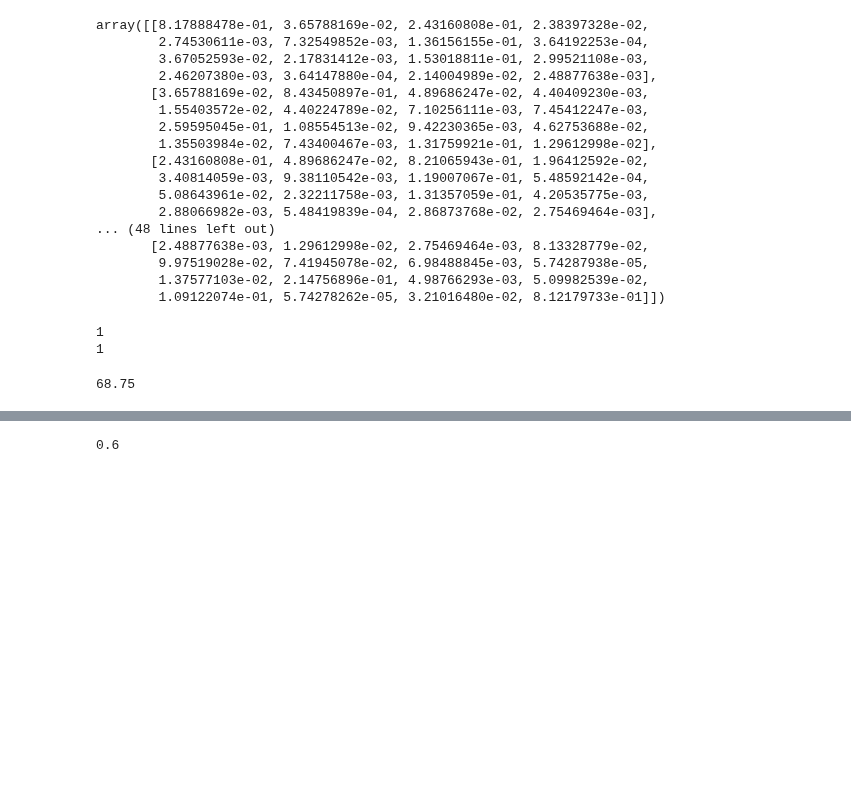
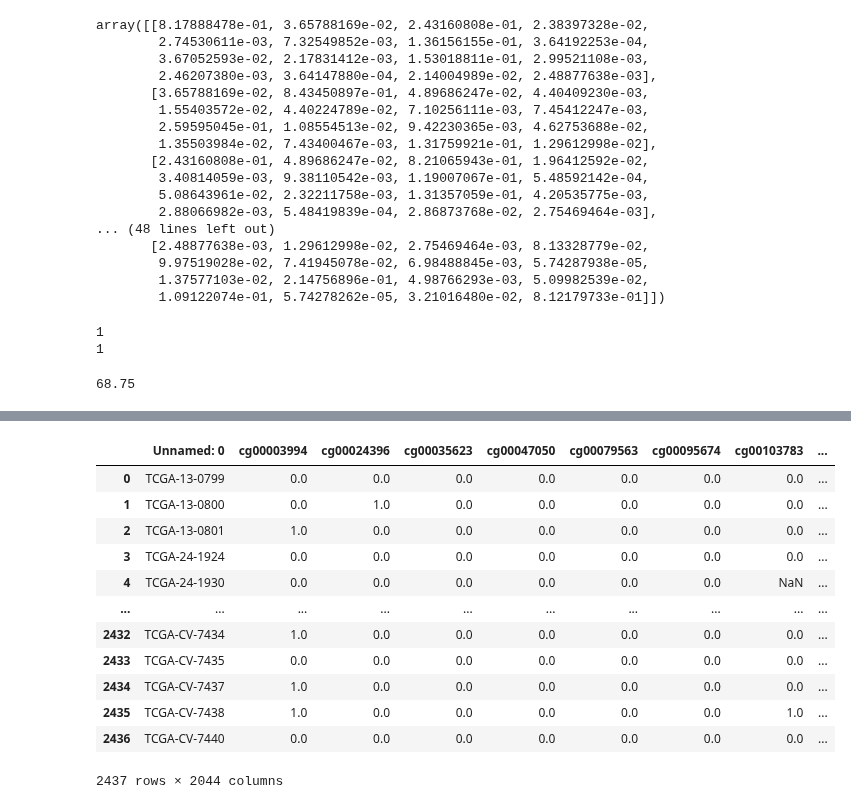
Before and after one commit to RafRomB/imml, a Jupyter notebook: Untitled.ipynb, the cells around one changed output, grey strips where cells are left out. Drawn from its saved outputs; the diff is of its cells as text; code cells hidden in the pictures; blank space fills up the shorter version.

```diff
--- a/Untitled.ipynb
+++ b/Untitled.ipynb
@@ -387,7 +556,5 @@ from snf.compute import _find_dominate_set
 # %%
-p
+pd.read_csv("imvc/datasets/data/simulated_netMUG/simulated_netMUG_y.csv").to_csv("imvc/datasets/data/simulated_netMUG/simulated_netMUG_y.csv")
-# %% [output]
-0.6
 # %%
 model.initialize_wh()
 # %%
@@ -828,3 +998,16 @@ with open(os.path.join("imvc/datasets/data/digits", 'metadata.json'), 'w') as fp
 # %%
-mat = scipy.io.loadmat('imvc/datasets/data/caltech101/Caltech101-all.mat')
-mat
+a
+# %% [output]
+|  | Unnamed: 0 | cg00003994 | cg00024396 | cg00035623 | cg00047050 | cg00079563 | cg00095674 | cg00103783 | ... |
+| 0 | TCGA-13-0799 | 0.0 | 0.0 | 0.0 | 0.0 | 0.0 | 0.0 | 0.0 | ... |
+| 1 | TCGA-13-0800 | 0.0 | 1.0 | 0.0 | 0.0 | 0.0 | 0.0 | 0.0 | ... |
+| 2 | TCGA-13-0801 | 1.0 | 0.0 | 0.0 | 0.0 | 0.0 | 0.0 | 0.0 | ... |
+| 3 | TCGA-24-1924 | 0.0 | 0.0 | 0.0 | 0.0 | 0.0 | 0.0 | 0.0 | ... |
+| 4 | TCGA-24-1930 | 0.0 | 0.0 | 0.0 | 0.0 | 0.0 | 0.0 | NaN | ... |
+| ... | ... | ... | ... | ... | ... | ... | ... | ... | ... |
+| 2432 | TCGA-CV-7434 | 1.0 | 0.0 | 0.0 | 0.0 | 0.0 | 0.0 | 0.0 | ... |
+| 2433 | TCGA-CV-7435 | 0.0 | 0.0 | 0.0 | 0.0 | 0.0 | 0.0 | 0.0 | ... |
+| 2434 | TCGA-CV-7437 | 1.0 | 0.0 | 0.0 | 0.0 | 0.0 | 0.0 | 0.0 | ... |
+| 2435 | TCGA-CV-7438 | 1.0 | 0.0 | 0.0 | 0.0 | 0.0 | 0.0 | 1.0 | ... |
+| 2436 | TCGA-CV-7440 | 0.0 | 0.0 | 0.0 | 0.0 | 0.0 | 0.0 | 0.0 | ... |
+2437 rows × 2044 columns
```
Also changed, not shown: parts of 30 cells of this notebook, 3 other files.
